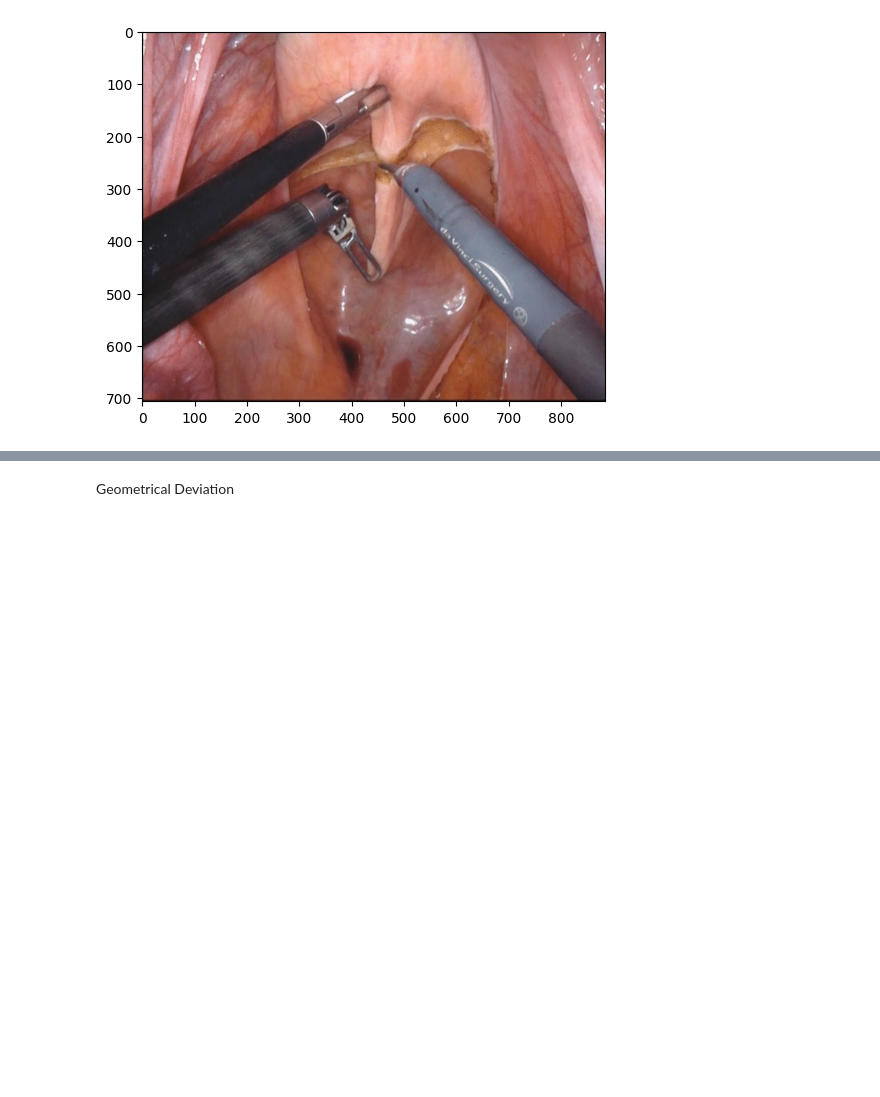
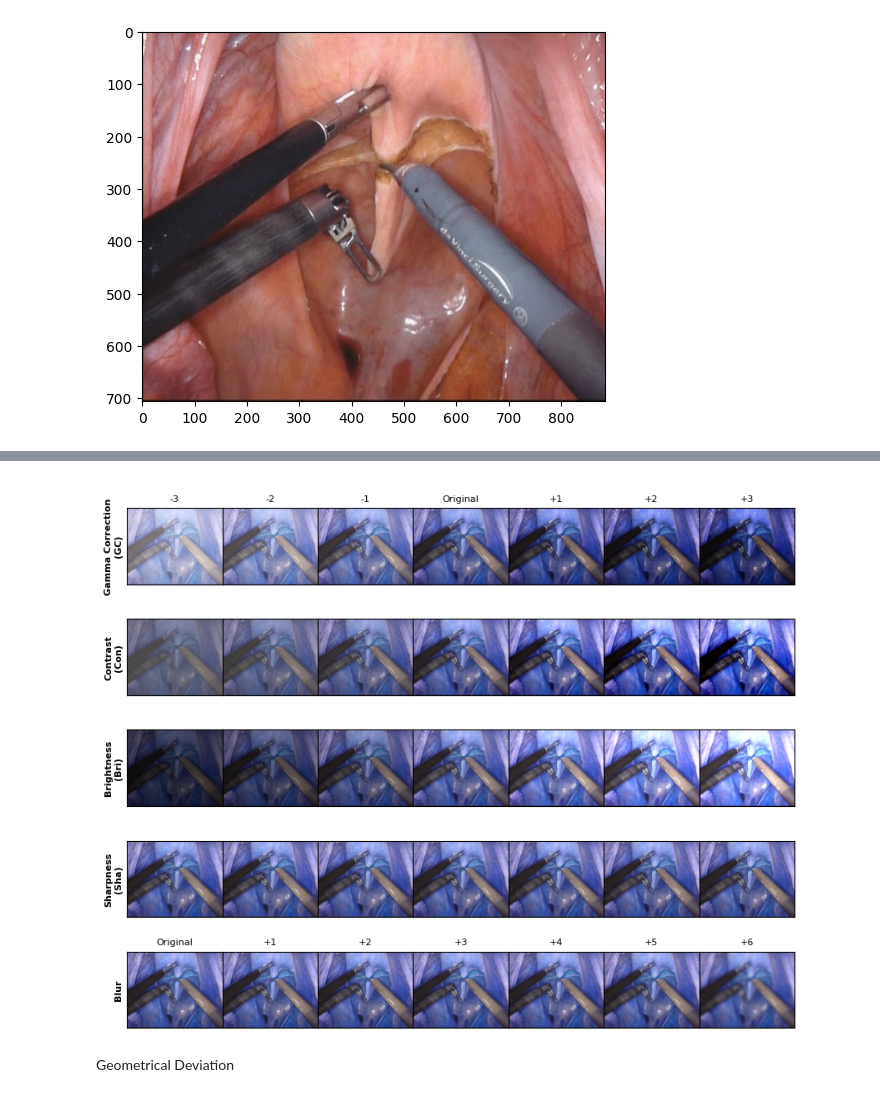
Before and after one commit to jenniferhiga/HCI_AI_RoboticSurgery, a Jupyter notebook: Grounded_SAM_Tool_Instance_Segmentation.ipynb, the cells around one changed output, grey strips where cells are left out. Drawn from its saved outputs; the diff is of its cells as text; code cells hidden in the pictures; blank space fills up the shorter version.

```diff
--- a/Grounded_SAM_Tool_Instance_Segmentation.ipynb
+++ b/Grounded_SAM_Tool_Instance_Segmentation.ipynb
@@ -503,2 +120,46 @@ WARNING:matplotlib.image:Clipping input data to the valid range for imshow with
+# %%
+img_dir = 'inpaint_demo.jpg'
+original = cv2.imread(img_dir)
+plt.rcParams.update({'font.size': 14})
+# perturbation_all = ['brightness', 'contrast','gamma_correction','sharpness','gaussian_blur']
+# filter_name = ['Brightness', 'Contrast','Gamma Correction','Sharpness','Gaussian blur']
+ptech_list = ['Original', '+1', '+2', '+3', '+4', '+5', '+6']
+f_size = 8
+perturbation_all = ['gamma_correction', 'contrast', 'brightness', 'sharpness','gaussian_blur']
+#filter_name = ['Gamma Correction (GC)', 'Contrast (Con)', 'Brightness (Bri)', 'Sharpness (Sha)','Blur']
+
+filter_name = ['Gamma Correction\n(GC)', 'Contrast\n(Con)', 'Brightness\n(Bri)', 'Sharpness\n(Sha)','Blur']
+seq_all = [0, 1, 2, 3, 4, 5, 6]
+levels = ['-3','-2','-1','Original','+1','+2','+3']
+levels_real = [0.4, 0.6, 0.8, 1, 1.2, 1.4, 1.6]
+fig_per_row = len(seq_all)
+fig, ax = plt.subplots(len(perturbation_all), fig_per_row, figsize=(31/3, 25.5/3), gridspec_kw=dict(wspace=0.00, hspace=0.09))
+for p_idx, per in enumerate(perturbation_all):
+    class_method = getattr(perturbation_class, per)
+    seq = class_method(original)
+    for idx, seq_idx in enumerate(seq_all):
+        if p_idx == 4:
+            ax[p_idx, idx].set_title('{}'.format(ptech_list[idx]), fontsize=f_size)
+        if idx == 3:
+            ax[p_idx, idx].imshow(seq[seq_idx], cmap='gray')
+        else:
+            ax[p_idx, idx].imshow(seq[seq_idx], cmap='gray')
+
+        if p_idx == 0:
+            if levels[idx] == 'Original':
+                ax[p_idx, idx].set_title('\n{}'.format(levels[idx]), fontsize=f_size)
+            else:
+                ax[p_idx, idx].set_title('{}'.format(levels[idx], levels_real[idx]), fontsize=f_size)
+        if idx == 0:
+            ax[p_idx, idx].set_ylabel(filter_name[p_idx], fontsize=f_size, fontweight="bold")
+
+        ax[p_idx, idx].xaxis.set_major_locator(plt.NullLocator())
+        ax[p_idx, idx].yaxis.set_major_locator(plt.NullLocator())
+
+
+fig.show()
+plt.savefig('perturbation_effect_v2.pdf',dpi=100)
+# %% [output]
+[figure, added]
 # %% [markdown]
 Geometrical Deviation
```
Also changed, not shown: parts of 9 cells of this notebook.
